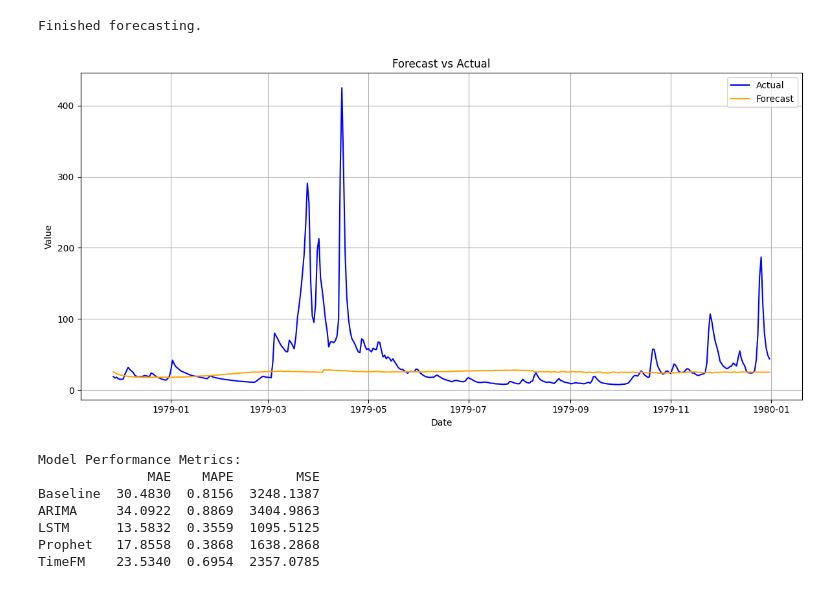
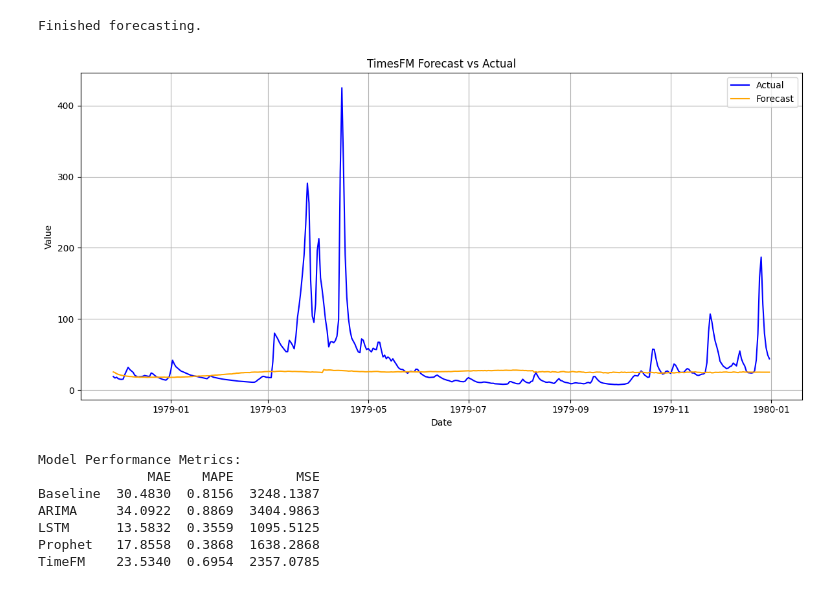
Before and after one commit to florivz/TSF-SS25-TimeGPT, a Jupyter notebook: skripts/forecasting/saugeenday_model.ipynb, the cells around one changed output. Cells and saved outputs as stored; diff of their text form; code cells hidden in the pictures.

```diff
--- a/skripts/forecasting/saugeenday_model.ipynb
+++ b/skripts/forecasting/saugeenday_model.ipynb
@@ -273,18 +273,18 @@ Finished forecasting.
 # %%
 import matplotlib.pyplot as plt
 
 plt.figure(figsize=(12, 6))
 plt.plot(df_test['ts'], df_test['y'], label='Actual', color='blue')
 plt.plot(timefm['ts'], timefm['yhat'], label='Forecast', color='orange')
 plt.xlabel('Date')
 plt.ylabel('Value')
-plt.title('Forecast vs Actual')
+plt.title('TimesFM Forecast vs Actual')
 plt.legend()
 plt.grid(True)
 plt.tight_layout()
 plt.show()
 # %% [output]
-[figure, old version]
+[figure, new version]
 # %%
 # TimesFM metrics
 timesfm_mae = mean_absolute_error(df_test['y'], timefm['yhat'])
```
Also changed, not shown: parts of 6 cells of this notebook, 1 other file.
